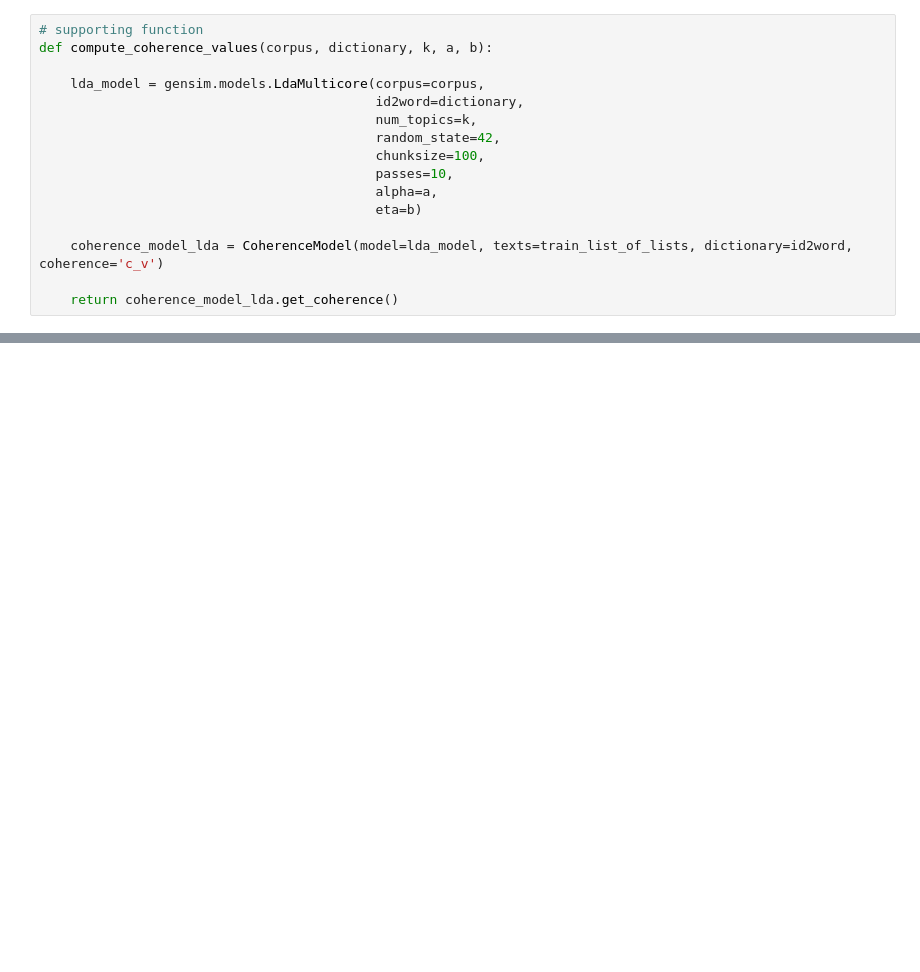
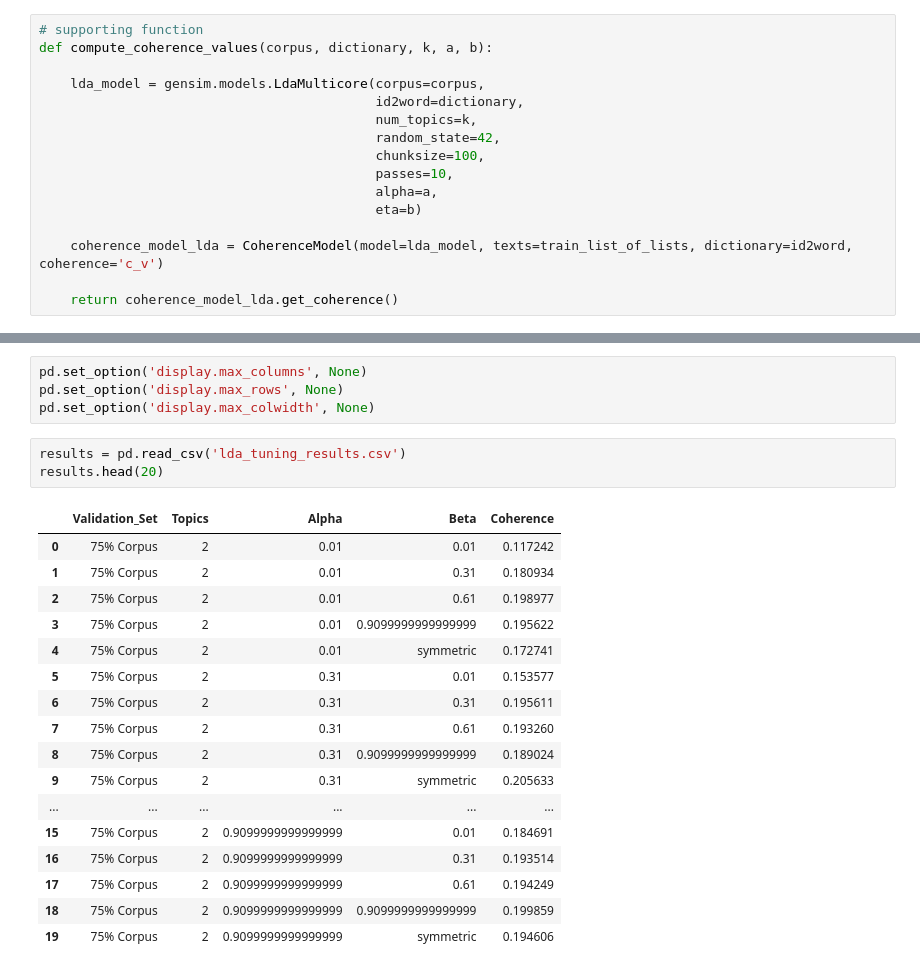
Before and after one commit to datascisteven/NYCODW-STEW-MAP-Project, a Jupyter notebook: Training_LDA.ipynb, the cells around one changed output, grey strips where cells are left out. Drawn from its saved outputs; the diff is of its cells as text; blank space fills up the shorter version.

```diff
--- a/Training_LDA.ipynb
+++ b/Training_LDA.ipynb
@@ -413,0 +400,25 @@ KeyboardInterrupt:
+# %%
+pd.set_option('display.max_columns', None)
+pd.set_option('display.max_rows', None)
+pd.set_option('display.max_colwidth', None)
+# %%
+results = pd.read_csv('lda_tuning_results.csv')
+results.head(20)
+# %% [output]
+|  | Validation_Set | Topics | Alpha | Beta | Coherence |
+| 0 | 75% Corpus | 2 | 0.01 | 0.01 | 0.117242 |
+| 1 | 75% Corpus | 2 | 0.01 | 0.31 | 0.180934 |
+| 2 | 75% Corpus | 2 | 0.01 | 0.61 | 0.198977 |
+| 3 | 75% Corpus | 2 | 0.01 | 0.9099999999999999 | 0.195622 |
+| 4 | 75% Corpus | 2 | 0.01 | symmetric | 0.172741 |
+| 5 | 75% Corpus | 2 | 0.31 | 0.01 | 0.153577 |
+| 6 | 75% Corpus | 2 | 0.31 | 0.31 | 0.195611 |
+| 7 | 75% Corpus | 2 | 0.31 | 0.61 | 0.193260 |
+| 8 | 75% Corpus | 2 | 0.31 | 0.9099999999999999 | 0.189024 |
+| 9 | 75% Corpus | 2 | 0.31 | symmetric | 0.205633 |
+| ... | ... | ... | ... | ... | ... |
+| 15 | 75% Corpus | 2 | 0.9099999999999999 | 0.01 | 0.184691 |
+| 16 | 75% Corpus | 2 | 0.9099999999999999 | 0.31 | 0.193514 |
+| 17 | 75% Corpus | 2 | 0.9099999999999999 | 0.61 | 0.194249 |
+| 18 | 75% Corpus | 2 | 0.9099999999999999 | 0.9099999999999999 | 0.199859 |
+| 19 | 75% Corpus | 2 | 0.9099999999999999 | symmetric | 0.194606 |
```
Also changed, not shown: parts of 18 cells of this notebook, 1 other file.
